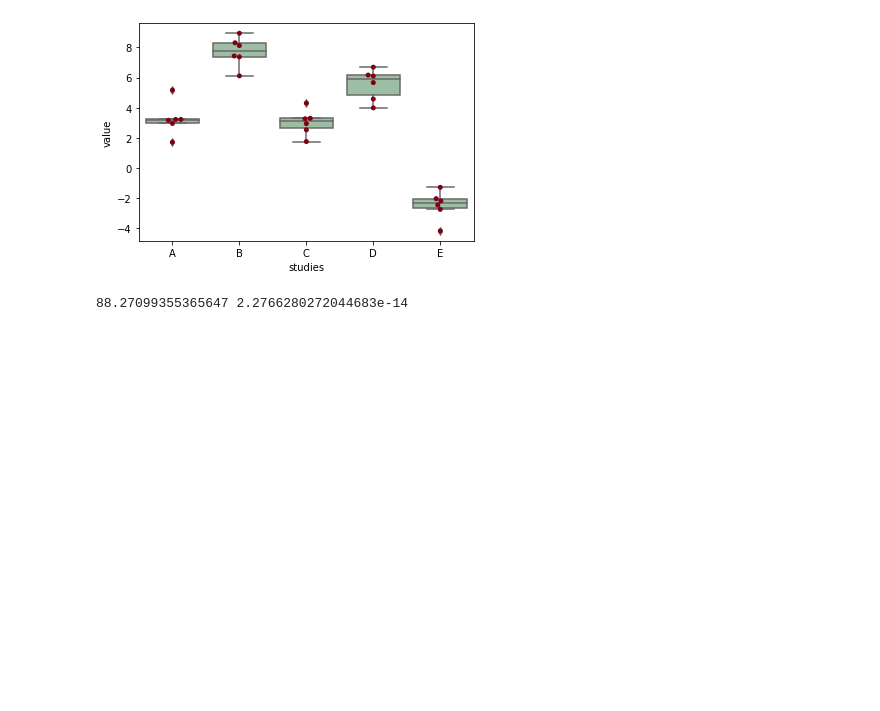
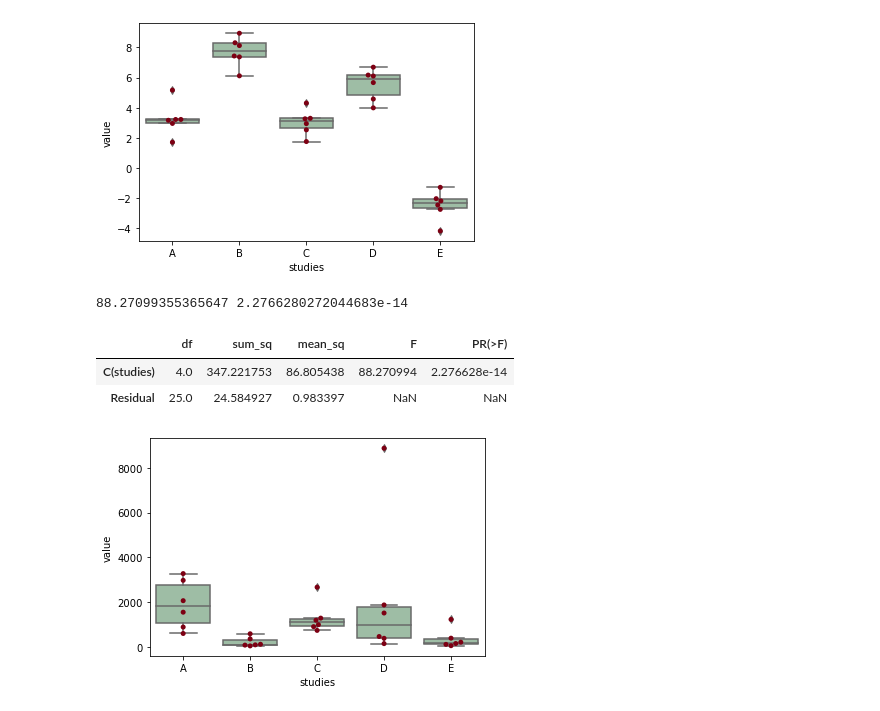
Before and after one commit to marbatlle/multiAffinity, a Jupyter notebook: 1-Obtaining-DEGs-for-HB/DEGs_HB/Study_Variability/scripts/ANOVA.ipynb, the cells around one changed output. Saved outputs shown, nothing was run; the diff lists cells and outputs as text; code cells hidden in the pictures; blank space fills up the shorter version.

```diff
--- a/1-Obtaining-DEGs-for-HB/DEGs_HB/Study_Variability/scripts/ANOVA.ipynb
+++ b/1-Obtaining-DEGs-for-HB/DEGs_HB/Study_Variability/scripts/ANOVA.ipynb
@@ -33,5 +34,13 @@ import scipy.stats as stats
 # stats f_oneway functions takes the groups as input and returns ANOVA F and p value
 fvalue, pvalue = stats.f_oneway(lfc['A'], lfc['B'], lfc['C'], lfc['D'], lfc['E'])
 print(fvalue, pvalue)
+# ANOVA table using bioinfokit v1.0.3 or later (it uses wrapper script for anova_lm)
+from bioinfokit.analys import stat
+res = stat()
+res.anova_stat(df=lfc_melt, res_var='value', anova_model='value ~ C(studies)')
+res.anova_summary
 # %% [output]
 88.27099355365647 2.2766280272044683e-14
+|  | df | sum_sq | mean_sq | F | PR(>F) |
+| C(studies) | 4.0 | 347.221753 | 86.805438 | 88.270994 | 2.276628e-14 |
+| Residual | 25.0 | 24.584927 | 0.983397 | NaN | NaN |
@@ -38 +49,16 @@ print(fvalue, pvalue)
+# %%
+T = data[['T']]
+T.columns = ['A','B','C','D','E']
+T_melt = pd.melt(T.reset_index(), id_vars=['index'], value_vars=['A', 'B', 'C', 'D','E'])
+# replace column names
+T_melt.columns = ['index', 'studies', 'value']
+# generate a boxplot to see the data distribution by treatments. Using boxplot, we can
+# easily detect the differences between different treatments
+import matplotlib.pyplot as plt
+import seaborn as sns
+ax = sns.boxplot(x='studies', y='value', data=T_melt, color='#99c2a2')
+ax = sns.swarmplot(x="studies", y="value", data=T_melt, color='#7d0013')
+plt.show()
+# %% [output]
+[figure, added]
 # %%
```
Also changed, not shown: parts of 9 cells of this notebook.
